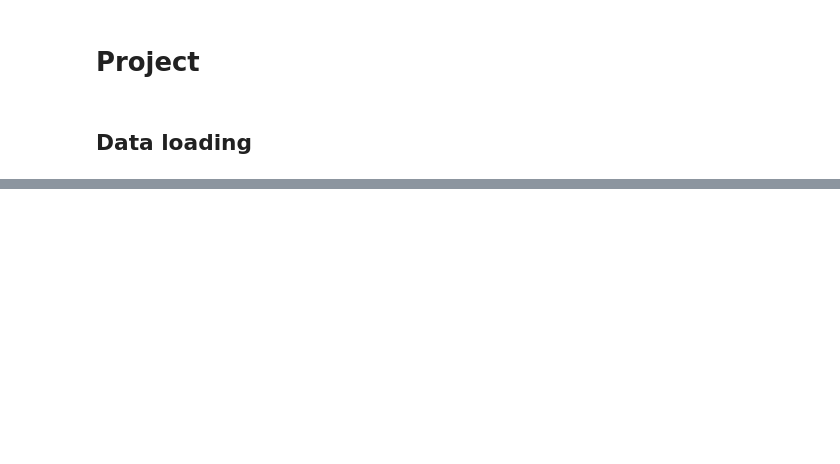
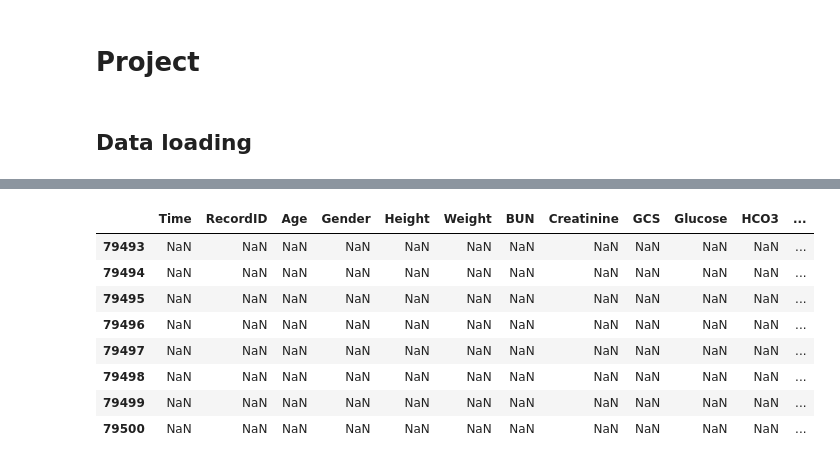
Before and after one commit to KarlDeck/ML4HC_P1, a Jupyter notebook: Project1.ipynb, the cells around one changed output, grey strips where cells are left out. Drawn from its saved outputs; the diff is of its cells as text; code cells hidden in the pictures; blank space fills up the shorter version.

```diff
--- a/Project1.ipynb
+++ b/Project1.ipynb
@@ -62,0 +96,13 @@ df.shape
+# %%
+df_negative = df[df < 0].dropna(how='all')  # Drop rows where all values are NaN
+df_negative.head(100)
+# %% [output]
+|  | Time | RecordID | Age | Gender | Height | Weight | BUN | Creatinine | GCS | Glucose | HCO3 | ... |
+| 79493 | NaN | NaN | NaN | NaN | NaN | NaN | NaN | NaN | NaN | NaN | NaN | ... |
+| 79494 | NaN | NaN | NaN | NaN | NaN | NaN | NaN | NaN | NaN | NaN | NaN | ... |
+| 79495 | NaN | NaN | NaN | NaN | NaN | NaN | NaN | NaN | NaN | NaN | NaN | ... |
+| 79496 | NaN | NaN | NaN | NaN | NaN | NaN | NaN | NaN | NaN | NaN | NaN | ... |
+| 79497 | NaN | NaN | NaN | NaN | NaN | NaN | NaN | NaN | NaN | NaN | NaN | ... |
+| 79498 | NaN | NaN | NaN | NaN | NaN | NaN | NaN | NaN | NaN | NaN | NaN | ... |
+| 79499 | NaN | NaN | NaN | NaN | NaN | NaN | NaN | NaN | NaN | NaN | NaN | ... |
+| 79500 | NaN | NaN | NaN | NaN | NaN | NaN | NaN | NaN | NaN | NaN | NaN | ... |
```
Also changed, not shown: parts of 7 cells of this notebook.
